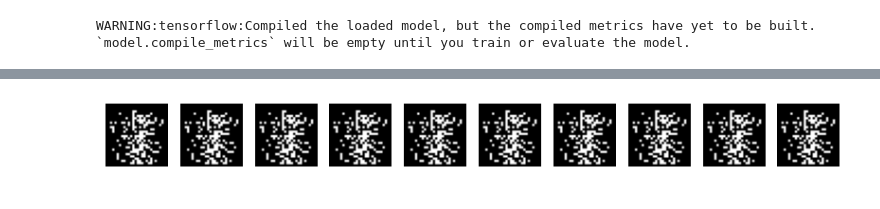
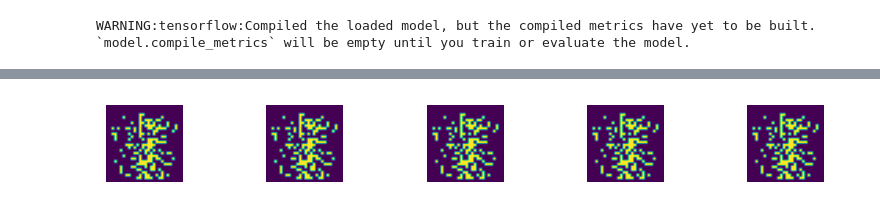
Before and after one commit to sxudan/artificial-intelligence-journey, a Jupyter notebook: GAN/simple-example/gan.ipynb, the cells around one changed output, grey strips where cells are left out. Cells and saved outputs as stored; diff of their text form; code cells hidden in the pictures.

```diff
--- a/GAN/simple-example/gan.ipynb
+++ b/GAN/simple-example/gan.ipynb
@@ -6,6 +9,6 @@ import matplotlib.pyplot as plt
 # %%
 # Load and preprocess the dataset (e.g., MNIST)
-(x_train, _), (_, _) = tf.keras.datasets.mnist.load_data()
+(x_train, _), (_, _) = tf.keras.datasets.fashion_mnist.load_data()
 # %%
 plt.figure(figsize=(10,10))
 for i, image in enumerate(x_train[:9]):
@@ -218,8 +275,13 @@ discriminator.save('descriminator.h5')
 # %% [output]
 WARNING:tensorflow:Compiled the loaded model, but the compiled metrics have yet to be built. `model.compile_metrics` will be empty until you train or evaluate the model.
 # %%
+import tensorflow as tf
+import numpy as np
+import matplotlib.pyplot as plt
+
+# generator = tf.keras.models.load_model('generator.h5')
 # Generate random noise vectors
-num_samples = 10  # Number of images to generate
+num_samples = 5  # Number of images to generate
 noise = np.random.normal(0, 1, (num_samples, 100))  # Generate random noise vectors of shape (num_samples, 100)
 
 # Generate images
@@ -229,7 +291,7 @@ generated_images = generator.predict(noise)
 plt.figure(figsize=(10, 1))
 for i in range(num_samples):
     plt.subplot(1, num_samples, i+1)
-    plt.imshow(generated_images[i], cmap='gray')  # Assuming generated images are grayscale
+    plt.imshow(generated_images[i])  # Assuming generated images are grayscale
     plt.axis('off')
 plt.show()
 # %% [output]
@@ -237 +301 @@ plt.show()
-[figure, old version]
+[figure, new version]
```
Also changed, not shown: parts of 5 cells of this notebook, 7 other files.
